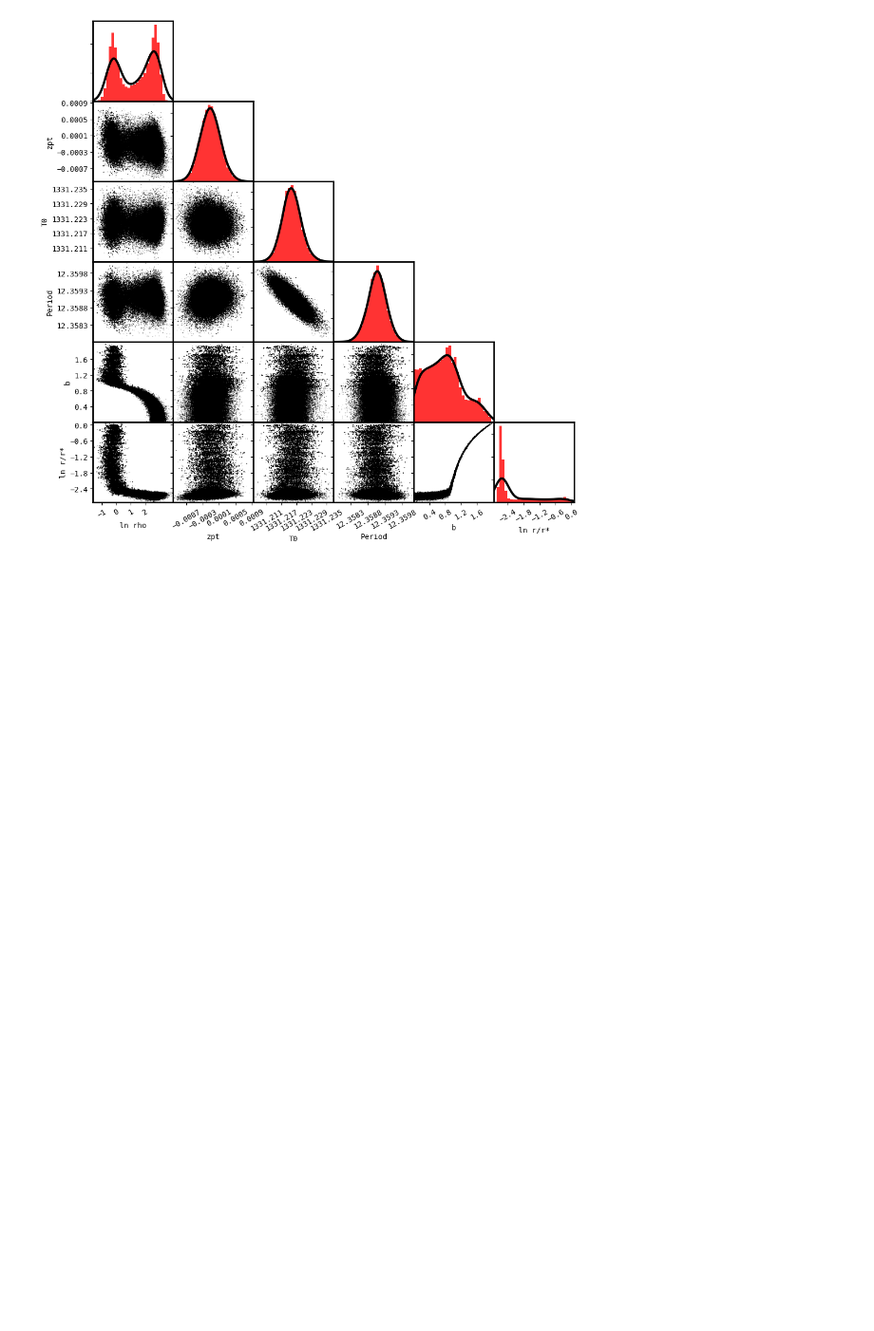
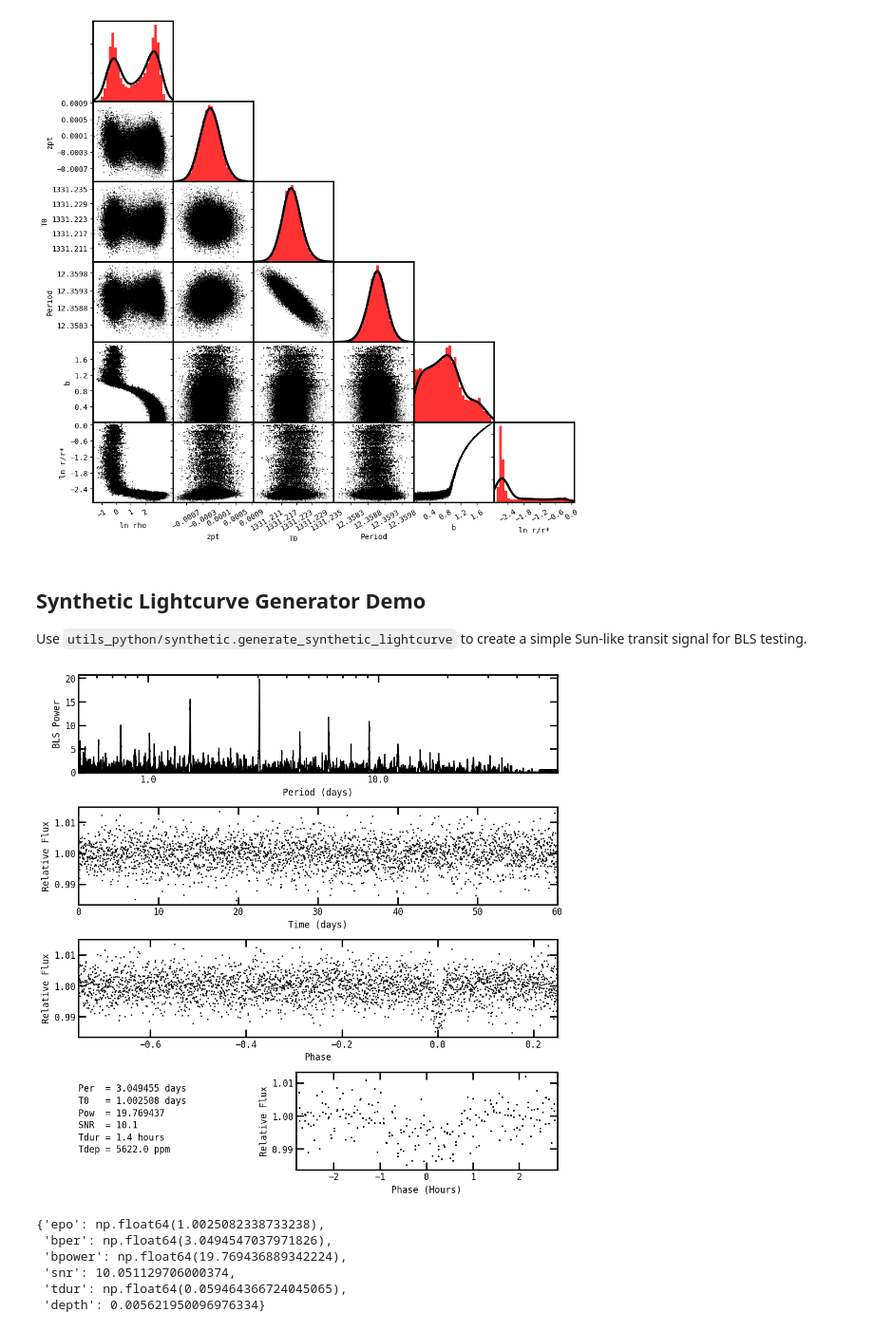
Before and after one commit to jasonfrowe/bls_cuda, a Jupyter notebook: pytfit5_example.ipynb, the cells around one changed output. Shown at 95% size. Cells and saved outputs as stored; diff of their text form; code cells hidden in the pictures; blank space fills up the shorter version.

Commit message:
added synthetic LC generation.  Iterative routine for 1/f correction.

```diff
--- a/pytfit5_example.ipynb
+++ b/pytfit5_example.ipynb
@@ -370,3 +370,53 @@ plt.rcParams['font.size'] = 10
 mcmc.triplot(chain, burnin, label, color, 30)
 # %% [output]
 [figure]
+# %% [markdown]
+## Synthetic Lightcurve Generator Demo
+
+Use `utils_python/synthetic.generate_synthetic_lightcurve` to create a simple Sun-like transit signal for BLS testing.
+# %%
+# Generate synthetic photometry and run BLS
+from utils_python.synthetic import generate_synthetic_lightcurve
+
+# Parameters: t0, per, time_length, depth, snr
+syn_time, syn_flux = generate_synthetic_lightcurve(
+    t0=1.0,            # days
+    per=3.05,           # days
+    time_length=60.0,  # days total baseline
+    depth=0.005,       # 0.5% depth
+    snr=10.0,          # integrated transit SNR
+    cadence=1.0/48.0,  # 30-min cadence
+    seed=42,
+)
+
+# Prepare phot class-like arrays for BLS
+phot_syn_time = syn_time
+phot_syn_flux = syn_flux
+
+# Configure BLS for synthetic data
+syn_inputs = gbls.gbls_inputs_class()
+syn_inputs.zerotime = 0.0
+syn_inputs.Rstar = 1.0
+syn_inputs.Mstar = 1.0
+syn_inputs.plots = 1
+syn_inputs.freq1 = 1.0 / (np.max(phot_syn_time) - np.min(phot_syn_time))  # longest period = baseline
+syn_inputs.freq2 = 2.0  # c/d
+syn_inputs.filename = "BLS_Synthetic"
+
+# Normalization options: "none", "mad", "percentile_mad", "coverage_mad", "iterative_baseline"
+# For high SNR signals, "iterative_baseline" is more robust against suppressing the main peak
+syn_inputs.normalize = "iterative_baseline"
+
+# Run BLS on synthetic data
+syn_ans = gbls.bls(syn_inputs, phot_syn_time, phot_syn_flux)
+
+# Display results
+syn_ans.__dict__
+# %% [output]
+[figure, added]
+{'epo': np.float64(1.0025082338733238),
+ 'bper': np.float64(3.0494547037971826),
+ 'bpower': np.float64(19.769436889342224),
+ 'snr': 10.051129706000374,
+ 'tdur': np.float64(0.059464366724045065),
+ 'depth': 0.005621950096976334}
```
Also changed, not shown: 2 other files.
